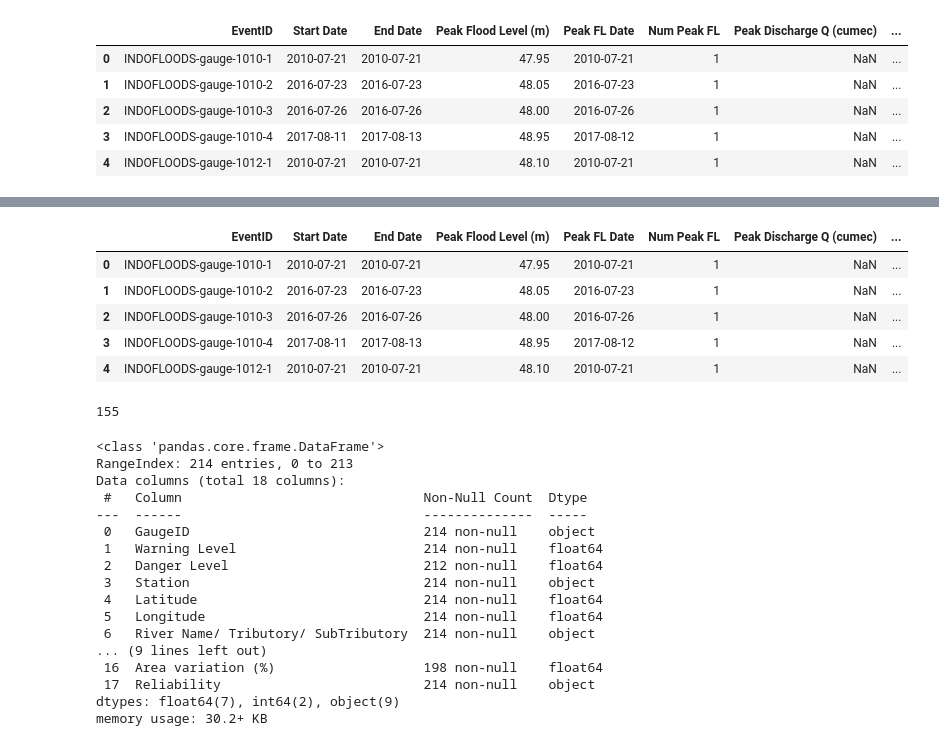
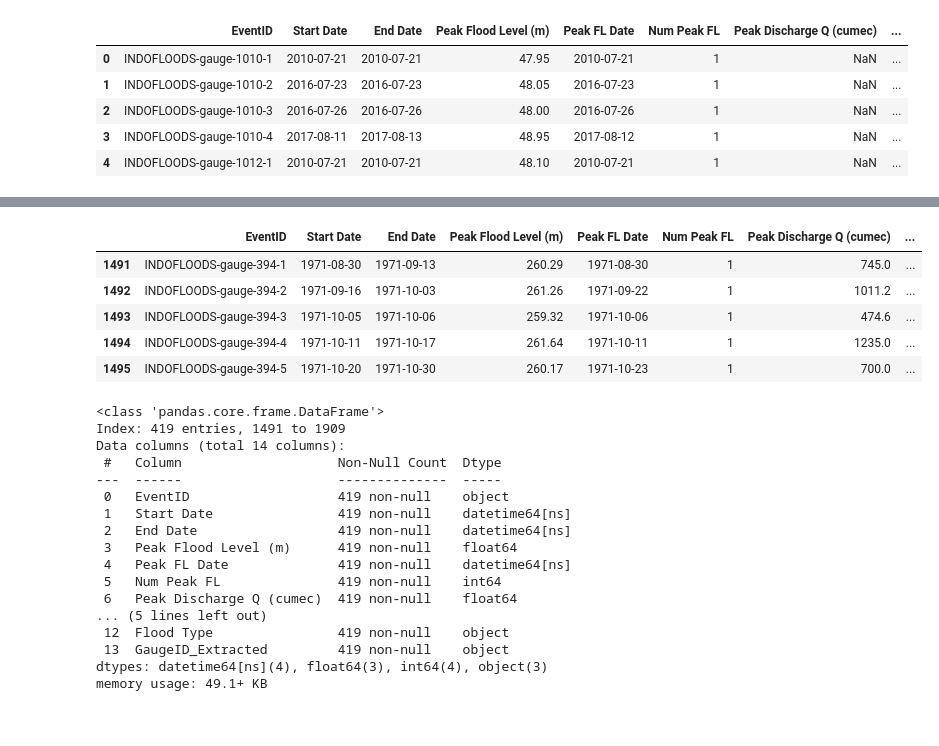
Before and after one commit to kasimkhan06/Disaster-Sentinel-Machine-Learning, a Jupyter notebook: Explore_Indofloods.ipynb, the cells around one changed output, grey strips where cells are left out. Saved outputs shown, nothing was run; the diff lists cells and outputs as text; code cells hidden in the pictures.

```diff
--- a/Explore_Indofloods.ipynb
+++ b/Explore_Indofloods.ipynb
@@ -40,6 +180,3 @@ Data columns (total 13 columns):
  12  Flood Type                4548 non-null   object
 dtypes: float64(3), int64(4), object(6)
 memory usage: 462.0+ KB
-# %%
-## check how many unique gauge stations are present
-flood_events['gauge_id'] = flood_events['EventID'].str.split('-').str[:-1].str.join('-')
@@ -45,0 +206,7 @@ flood_events['gauge_id'] = flood_events['EventID'].str.split('-').str[:-1].str.j
+# %%
+# Assuming your flood events DataFrame is named 'flood_events'
+# This creates a new column 'GaugeID_Extracted'
+flood_events['GaugeID_Extracted'] = flood_events['EventID'].apply(lambda x: '-'.join(x.split('-')[:3]))
+
+# Display a few rows to confirm the extraction
+flood_events[['EventID', 'GaugeID_Extracted']].head()
@@ -45,0 +289,17 @@ flood_events['gauge_id'] = flood_events['EventID'].str.split('-').str[:-1].str.j
+# %%
+# Assuming 'flood_events' is your original DataFrame
+# And you have already created 'GaugeID_Extracted' column
+
+selected_station_id = 'INDOFLOODS-gauge-394'
+station_flood_data = flood_events[flood_events['GaugeID_Extracted'] == selected_station_id].copy()
+
+# Convert date columns to datetime objects for temporal analysis
+# Replace with actual column names from your .info() if different
+date_cols = ['Start Date', 'End Date', 'Peak FL Date', 'Peak Discharge Date']
+for col in date_cols:
+    # Use errors='coerce' to turn unparseable dates into NaT (Not a Time)
+    station_flood_data[col] = pd.to_datetime(station_flood_data[col], errors='coerce')
+
+# Display info for the filtered data to check (optional)
+print(station_flood_data.info())
+print(station_flood_data.head())
@@ -46,14 +324,9 @@ flood_events['gauge_id'] = flood_events['EventID'].str.split('-').str[:-1].str.j
 # %%
-flood_events.head()
+station_flood_data.head()
 # %% [output]
 |  | EventID | Start Date | End Date | Peak Flood Level (m) | Peak FL Date | Num Peak FL | Peak Discharge Q (cumec) | ... |
-| 0 | INDOFLOODS-gauge-1010-1 | 2010-07-21 | 2010-07-21 | 47.95 | 2010-07-21 | 1 | NaN | ... |
-| 1 | INDOFLOODS-gauge-1010-2 | 2016-07-23 | 2016-07-23 | 48.05 | 2016-07-23 | 1 | NaN | ... |
-| 2 | INDOFLOODS-gauge-1010-3 | 2016-07-26 | 2016-07-26 | 48.00 | 2016-07-26 | 1 | NaN | ... |
-| 3 | INDOFLOODS-gauge-1010-4 | 2017-08-11 | 2017-08-13 | 48.95 | 2017-08-12 | 1 | NaN | ... |
-| 4 | INDOFLOODS-gauge-1012-1 | 2010-07-21 | 2010-07-21 | 48.10 | 2010-07-21 | 1 | NaN | ... |
+| 1491 | INDOFLOODS-gauge-394-1 | 1971-08-30 | 1971-09-13 | 260.29 | 1971-08-30 | 1 | 745.0 | ... |
+| 1492 | INDOFLOODS-gauge-394-2 | 1971-09-16 | 1971-10-03 | 261.26 | 1971-09-22 | 1 | 1011.2 | ... |
+| 1493 | INDOFLOODS-gauge-394-3 | 1971-10-05 | 1971-10-06 | 259.32 | 1971-10-06 | 1 | 474.6 | ... |
+| 1494 | INDOFLOODS-gauge-394-4 | 1971-10-11 | 1971-10-17 | 261.64 | 1971-10-11 | 1 | 1235.0 | ... |
+| 1495 | INDOFLOODS-gauge-394-5 | 1971-10-20 | 1971-10-30 | 260.17 | 1971-10-23 | 1 | 700.0 | ... |
-# %%
-## lets see how many unique gauge stations are there
-len(flood_events['gauge_id'].unique())
-# %% [output]
-155
@@ -65,20 +333,20 @@ meta_data = pd.read_csv('Indofloods Dataset/metadata_indofloods.csv')
 # %%
-meta_data.info()
+station_flood_data.info()
 # %% [output]
 <class 'pandas.core.frame.DataFrame'>
-RangeIndex: 214 entries, 0 to 213
-Data columns (total 18 columns):
- #   Column                               Non-Null Count  Dtype
----  ------                               --------------  -----
- 0   GaugeID                              214 non-null    object
- 1   Warning Level                        214 non-null    float64
- 2   Danger Level                         212 non-null    float64
- 3   Station                              214 non-null    object
- 4   Latitude                             214 non-null    float64
- 5   Longitude                            214 non-null    float64
- 6   River Name/ Tributory/ SubTributory  214 non-null    object
-... (9 lines left out)
- 16  Area variation (%)                   198 non-null    float64
- 17  Reliability                          214 non-null    object
-dtypes: float64(7), int64(2), object(9)
-memory usage: 30.2+ KB
+Index: 419 entries, 1491 to 1909
+Data columns (total 14 columns):
+ #   Column                    Non-Null Count  Dtype
+---  ------                    --------------  -----
+ 0   EventID                   419 non-null    object
+ 1   Start Date                419 non-null    datetime64[ns]
+ 2   End Date                  419 non-null    datetime64[ns]
+ 3   Peak Flood Level (m)      419 non-null    float64
+ 4   Peak FL Date              419 non-null    datetime64[ns]
+ 5   Num Peak FL               419 non-null    int64
+ 6   Peak Discharge Q (cumec)  419 non-null    float64
+... (5 lines left out)
+ 12  Flood Type                419 non-null    object
+ 13  GaugeID_Extracted         419 non-null    object
+dtypes: datetime64[ns](4), float64(3), int64(4), object(3)
+memory usage: 49.1+ KB
```
Also changed, not shown: parts of 51 cells of this notebook, 1 other file.
